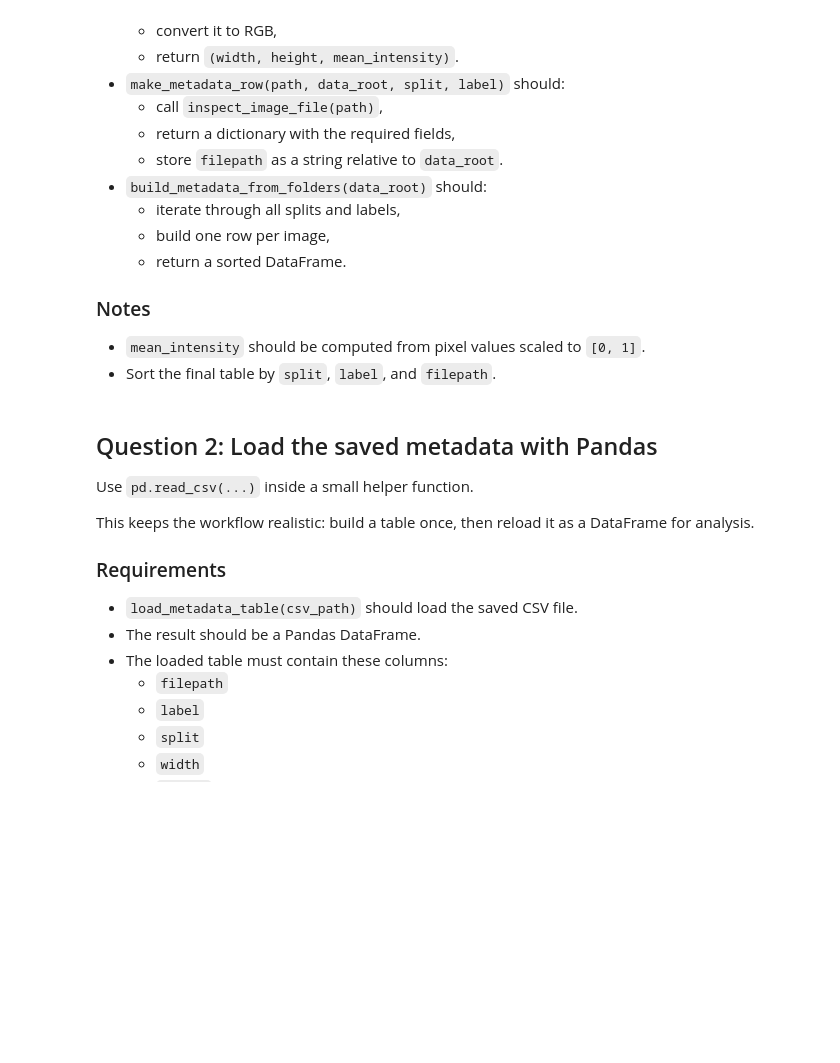
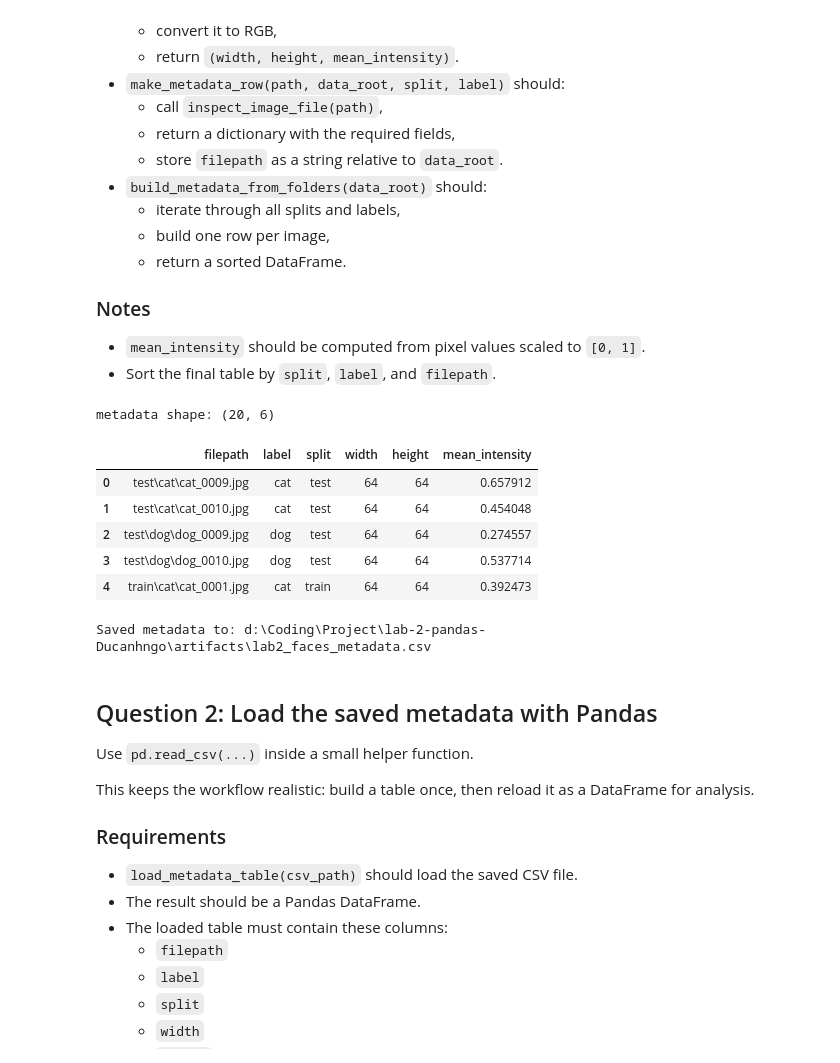
Before and after one commit to vgu-dsai-2026/lab-2-pandas-Ducanhngo, a Jupyter notebook: notebook.ipynb, the cells around one changed output. Drawn from its saved outputs; the diff is of its cells as text; code cells hidden in the pictures; blank space fills up the shorter version.

```diff
--- a/notebook.ipynb
+++ b/notebook.ipynb
@@ -92,48 +92,61 @@ Build a dataframe with at least these columns:
 - Sort the final table by `split`, `label`, and `filepath`.
 # %%
 def list_image_paths_for_group(data_root: Path, split: str, label: str) -> list[Path]:
-    # TODO: return all image paths (across all IMAGE_EXTENSIONS) for one split/label pair.
     group_dir = data_root / split / label
-    paths: list[Path] = []
-
+    paths = []
     for ext in IMAGE_EXTENSIONS:
         paths.extend(group_dir.glob(ext))
-
     return sorted(paths)
 
 
 def inspect_image_file(path: Path) -> tuple[int, int, float]:
-    # TODO: open one image, convert to RGB, and return (width, height, mean_intensity).
-    # mean_intensity should be the mean of the float32 array in [0, 1].
-    raise NotImplementedError("Inspect one image file.")
+    img = Image.open(path).convert("RGB")
+    width, height = img.size
+    arr = np.array(img, dtype=np.float32) / 255.0
+    mean_intensity = arr.mean()
+    return width, height, float(mean_intensity)
 
 
 def make_metadata_row(path: Path, data_root: Path, split: str, label: str) -> dict[str, object]:
-    # TODO: call inspect_image_file and return a dict with keys:
-    # filepath, label, split, width, height, mean_intensity.
-    # filepath must be a string relative to data_root.
-    raise NotImplementedError("Create one metadata row from one image path.")
+    width, height, mean_intensity = inspect_image_file(path)
+    return {
+        "filepath": str(path.relative_to(data_root)),
+        "label": label,
+        "split": split,
+        "width": width,
+        "height": height,
+        "mean_intensity": mean_intensity,
+    }
 
 
 def build_metadata_from_folders(data_root: Path) -> pd.DataFrame:
     rows = []
     for split in SPLITS:
         for label in LABELS:
             paths = list_image_paths_for_group(data_root, split, label)
             rows.extend(make_metadata_row(p, data_root, split, label) for p in paths)
     return (
         pd.DataFrame(rows)
         .sort_values(["split", "label", "filepath"])
         .reset_index(drop=True)
     )
 
 
 folder_df = build_metadata_from_folders(DATA_ROOT)
 print("metadata shape:", folder_df.shape)
 display(folder_df.head())
 
 folder_df.to_csv(GENERATED_METADATA_PATH, index=False)
 print(f"Saved metadata to: {GENERATED_METADATA_PATH}")
+# %% [output]
+metadata shape: (20, 6)
+|  | filepath | label | split | width | height | mean_intensity |
+| 0 | test\cat\cat_0009.jpg | cat | test | 64 | 64 | 0.657912 |
+| 1 | test\cat\cat_0010.jpg | cat | test | 64 | 64 | 0.454048 |
+| 2 | test\dog\dog_0009.jpg | dog | test | 64 | 64 | 0.274557 |
+| 3 | test\dog\dog_0010.jpg | dog | test | 64 | 64 | 0.537714 |
+| 4 | train\cat\cat_0001.jpg | cat | train | 64 | 64 | 0.392473 |
+Saved metadata to: d:\Coding\Project\lab-2-pandas-Ducanhngo\artifacts\lab2_faces_metadata.csv
 # %% [markdown]
 ## Question 2: Load the saved metadata with Pandas
 
```
Also changed, not shown: parts of 8 cells of this notebook, 1 other file.
